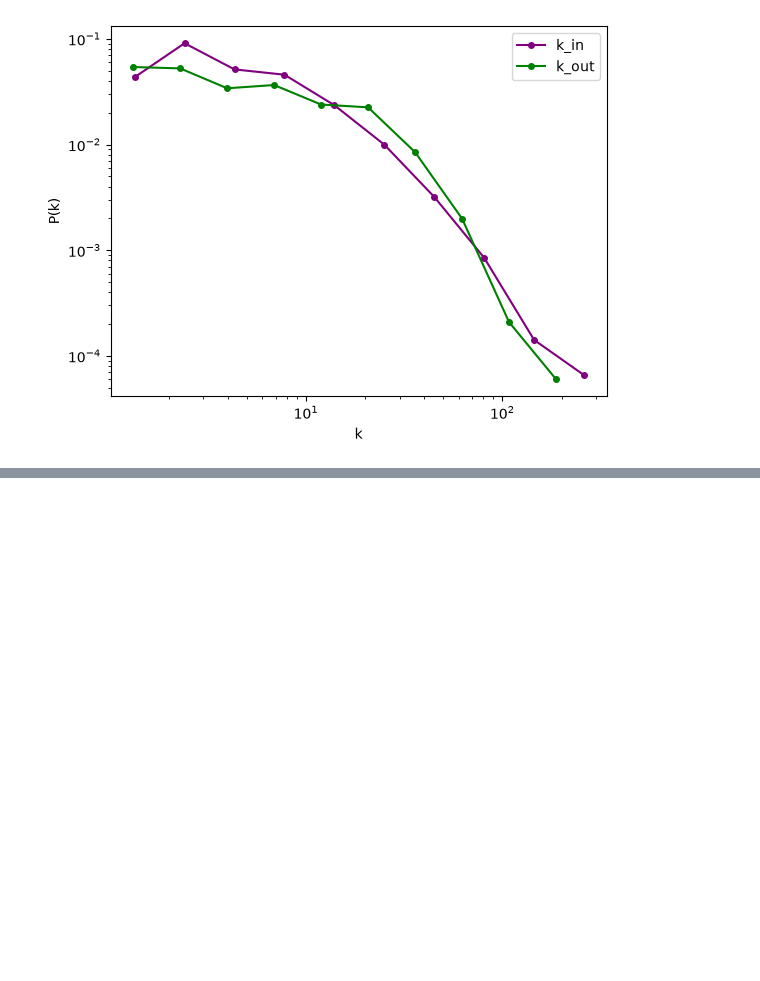
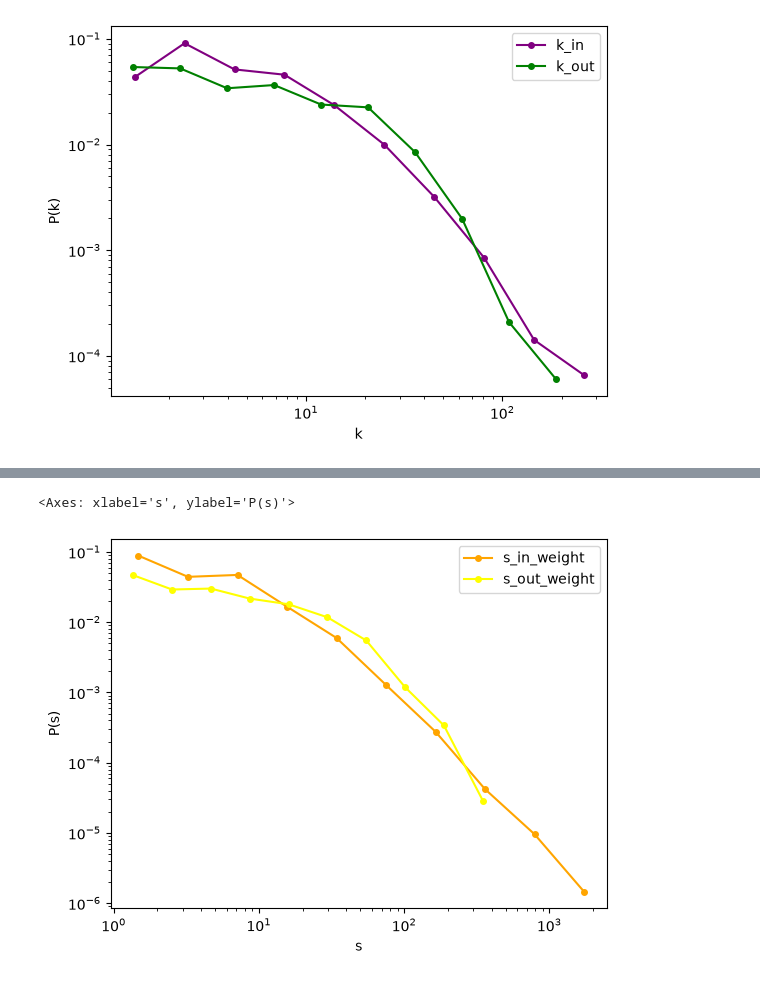
Before and after one commit to mlenart4/inzynierka, a Jupyter notebook: graph_metrics.ipynb, the cells around one changed output, grey strips where cells are left out. Saved outputs shown, nothing was run; the diff lists cells and outputs as text; code cells hidden in the pictures; blank space fills up the shorter version.

```diff
--- a/graph_metrics.ipynb
+++ b/graph_metrics.ipynb
@@ -53,0 +132,12 @@ k_out: alpha = 2.8881799874538467 xmin = 22.0
+# %%
+s_in_weight_filtered = m.positive_only(s_in_weight)
+s_out_weight_filtered = m.positive_only(s_out_weight)
+
+binned_s_in_weight = m.log_binning(s_in_weight_filtered, 11)
+binned_s_out_weight = m.log_binning(s_out_weight_filtered, 11)
+
+ax_s_weight = m.plot_loglog(binned_s_in_weight, xlabel="s", ylabel="P(s)", label="s_in_weight", color="orange")
+m.plot_loglog(binned_s_out_weight, ax=ax_s_weight, xlabel="s",  ylabel="P(s)", label="s_out_weight", color="yellow")
+# %% [output]
+<Axes: xlabel='s', ylabel='P(s)'>
+[figure, added]
```
Also changed, not shown: parts of 20 cells of this notebook, 2 other files.
